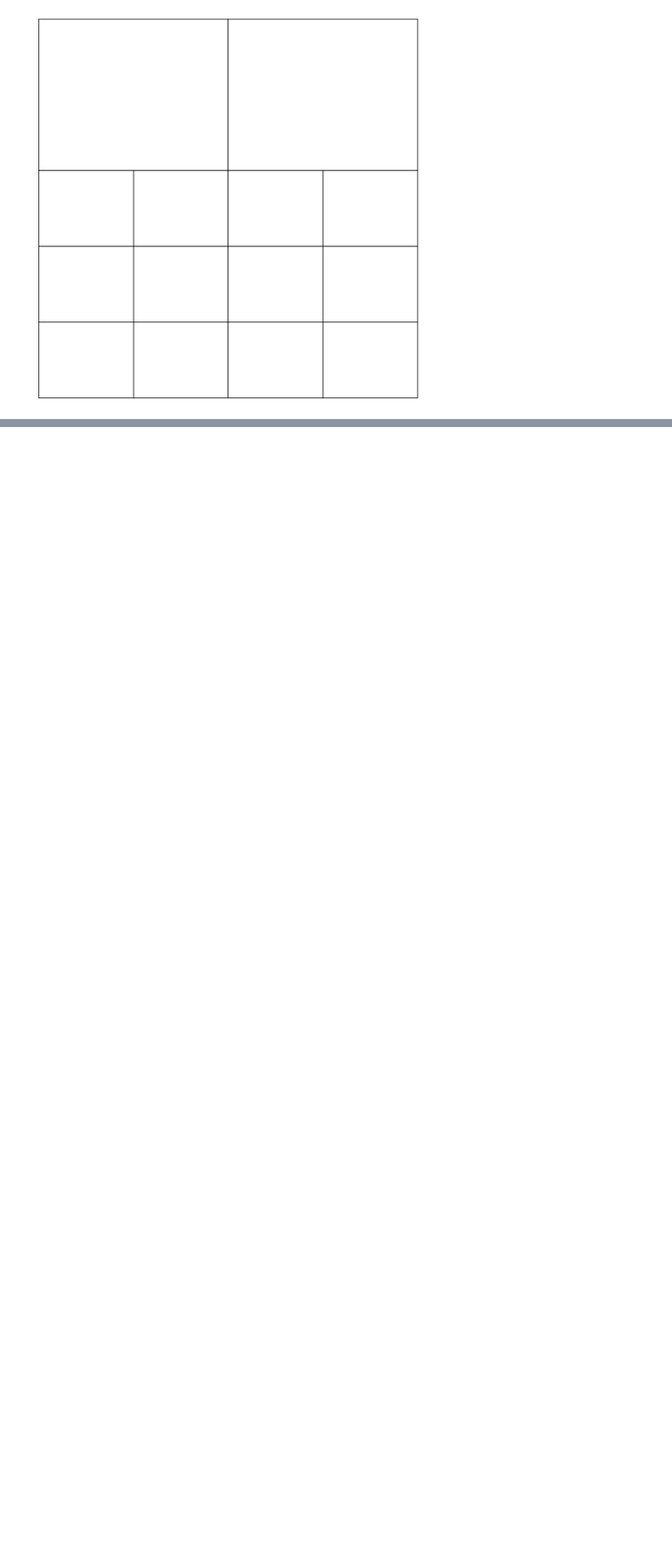
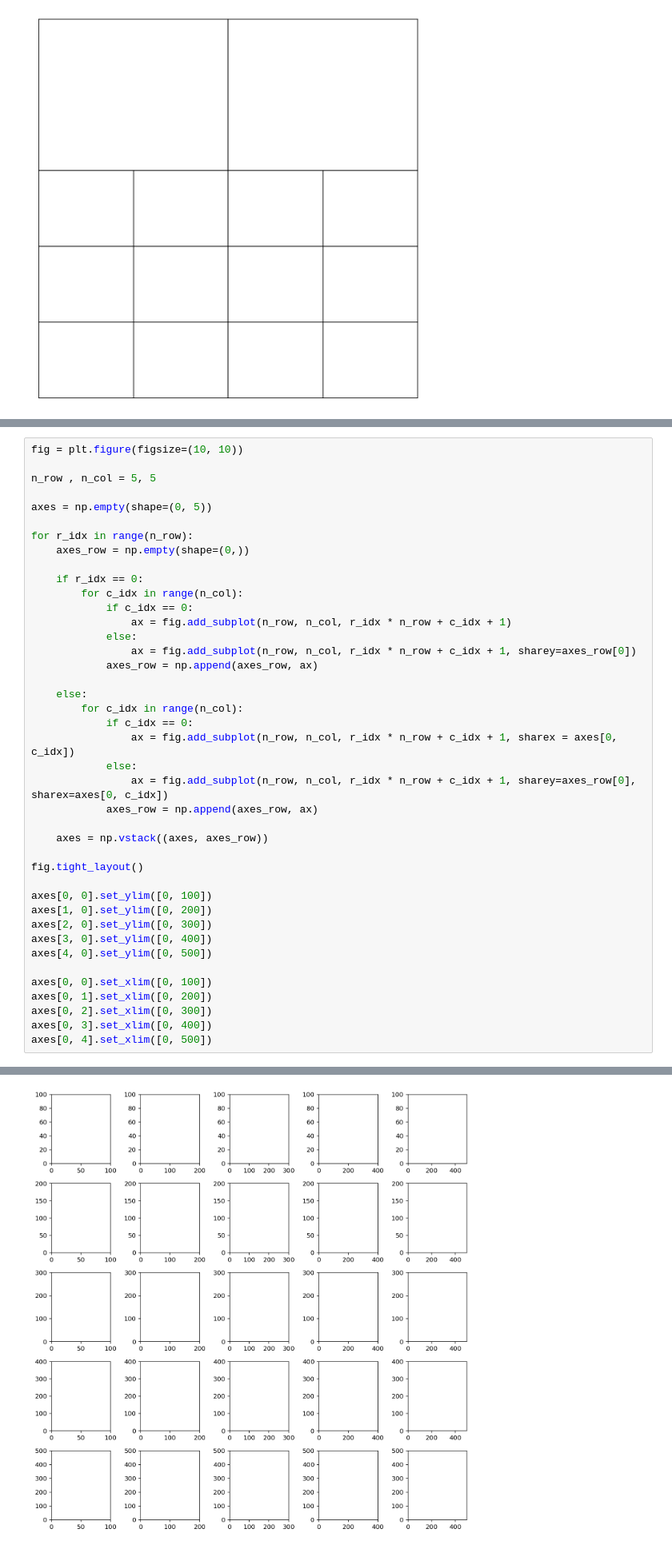
Before and after one commit to bluefruit0215/matplotlib_study, a Jupyter notebook: 1-2 실습.ipynb, the cells around one changed output, grey strips where cells are left out. Shown: that part at 80% size. Drawn from its saved outputs; the diff is of its cells as text; blank space fills up the shorter version.

```diff
--- a/1-2 실습.ipynb
+++ b/1-2 실습.ipynb
@@ -28,0 +39,42 @@ fig.subplots_adjust(bottom=0.03, top=0.97, left=0.03, right=0.97, hspace=0, wspa
+# %%
+fig = plt.figure(figsize=(10, 10))
+
+n_row , n_col = 5, 5
+
+axes = np.empty(shape=(0, 5))
+
+for r_idx in range(n_row):
+    axes_row = np.empty(shape=(0,))
+
+    if r_idx == 0:
+        for c_idx in range(n_col):
+            if c_idx == 0:
+                ax = fig.add_subplot(n_row, n_col, r_idx * n_row + c_idx + 1)
+            else:
+                ax = fig.add_subplot(n_row, n_col, r_idx * n_row + c_idx + 1, sharey=axes_row[0])
+            axes_row = np.append(axes_row, ax)
+
+    else:
+        for c_idx in range(n_col):
+            if c_idx == 0:
+                ax = fig.add_subplot(n_row, n_col, r_idx * n_row + c_idx + 1, sharex = axes[0, c_idx])
+            else:
+                ax = fig.add_subplot(n_row, n_col, r_idx * n_row + c_idx + 1, sharey=axes_row[0], sharex=axes[0, c_idx])
+            axes_row = np.append(axes_row, ax)
+
+    axes = np.vstack((axes, axes_row))
+
+fig.tight_layout()
+
+axes[0, 0].set_ylim([0, 100])
+axes[1, 0].set_ylim([0, 200])
+axes[2, 0].set_ylim([0, 300])
+axes[3, 0].set_ylim([0, 400])
+axes[4, 0].set_ylim([0, 500])
+
+axes[0, 0].set_xlim([0, 100])
+axes[0, 1].set_xlim([0, 200])
+axes[0, 2].set_xlim([0, 300])
+axes[0, 3].set_xlim([0, 400])
+axes[0, 4].set_xlim([0, 500])
+# %% [output]
@@ -28,0 +82 @@ fig.subplots_adjust(bottom=0.03, top=0.97, left=0.03, right=0.97, hspace=0, wspa
+[figure, added]
```
Also changed, not shown: parts of 2 cells of this notebook.
